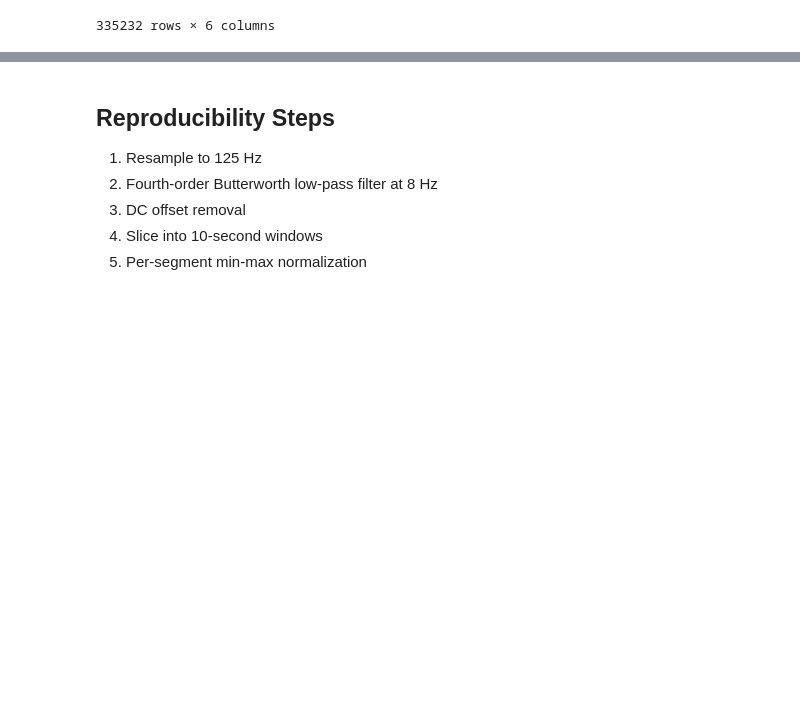
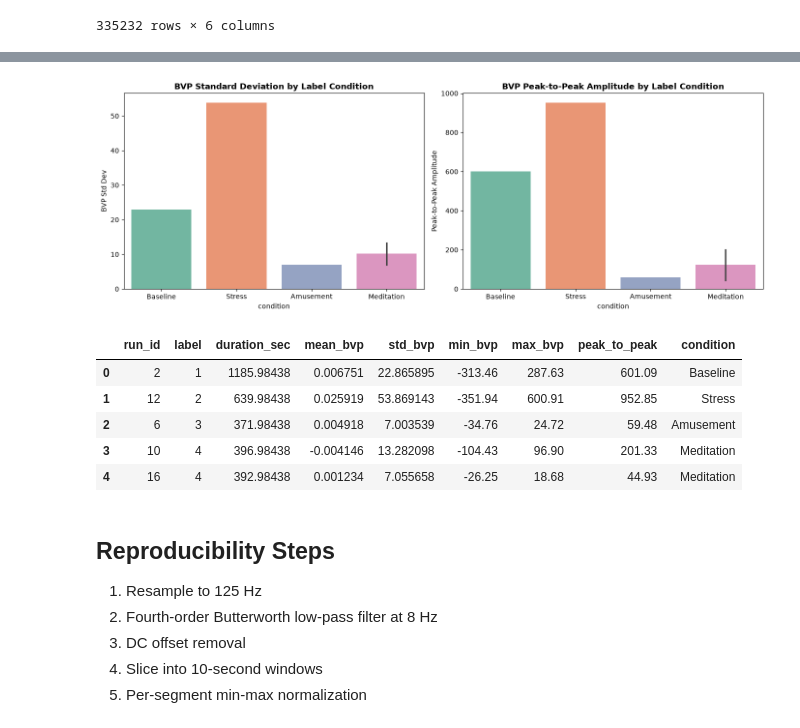
Before and after one commit to invisible-illness-project/lamina, a Jupyter notebook: lamina_py/notebooks/reproduce_pulseLM_with_wesad_data.ipynb, the cells around one changed output, grey strips where cells are left out. Saved outputs shown, nothing was run; the diff lists cells and outputs as text; code cells hidden in the pictures; blank space fills up the shorter version.

```diff
--- a/lamina_py/notebooks/reproduce_pulseLM_with_wesad_data.ipynb
+++ b/lamina_py/notebooks/reproduce_pulseLM_with_wesad_data.ipynb
@@ -222,3 +229,68 @@ s_raw_runs_df
+# %%
+# 1. Filter out unwanted labels (0, 5, 6, 7)
+valid_runs_df = s_raw_runs_df[~s_raw_runs_df['label'].isin([0, 5, 6, 7])].copy()
+
+# 2. Compute summary metrics per run
+summary_list = []
+for (lbl, run), group in valid_runs_df.groupby(['label', 'run_id']):
+    bvp = group['BVP'].to_numpy()
+    summary_list.append({
+        'run_id': run,
+        'label': lbl,
+        'duration_sec': group['Seconds'].max(),
+        'mean_bvp': np.mean(bvp),
+        'std_bvp': np.std(bvp),
+        'min_bvp': np.min(bvp),
+        'max_bvp': np.max(bvp),
+        'peak_to_peak': np.ptp(bvp)
+    })
+
+metrics_df = pd.DataFrame(summary_list)
+
+# Map numeric labels to readable condition names
+label_map = {1: 'Baseline', 2: 'Stress', 3: 'Amusement', 4: 'Meditation'}
+metrics_df['condition'] = metrics_df['label'].map(label_map)
+
+# 3. Visualize summary metric comparison across labels
+fig, axes = plt.subplots(1, 2, figsize=(14, 5))
+
+# Plot BVP Standard Deviation (Variability)
+sns.barplot(
+    data=metrics_df,
+    x='condition',
+    y='std_bvp',
+    hue='condition',
+    ax=axes[0],
+    palette='Set2'
+)
+axes[0].set_title('BVP Standard Deviation by Label Condition', fontsize=12, fontweight='bold')
+axes[0].set_ylabel('BVP Std Dev')
+
+# Plot BVP Peak-to-Peak Amplitude
+sns.barplot(
+    data=metrics_df,
+    x='condition',
+    y='peak_to_peak',
+    hue='condition',
+    ax=axes[1],
+    palette='Set2'
+)
+axes[1].set_title('BVP Peak-to-Peak Amplitude by Label Condition', fontsize=12, fontweight='bold')
+axes[1].set_ylabel('Peak-to-Peak Amplitude')
+
+plt.tight_layout()
+plt.show()
+
+# Display summary metrics table
+metrics_df
+# %% [output]
+[figure, added]
+|  | run_id | label | duration_sec | mean_bvp | std_bvp | min_bvp | max_bvp | peak_to_peak | condition |
+| 0 | 2 | 1 | 1185.98438 | 0.006751 | 22.865895 | -313.46 | 287.63 | 601.09 | Baseline |
+| 1 | 12 | 2 | 639.98438 | 0.025919 | 53.869143 | -351.94 | 600.91 | 952.85 | Stress |
+| 2 | 6 | 3 | 371.98438 | 0.004918 | 7.003539 | -34.76 | 24.72 | 59.48 | Amusement |
+| 3 | 10 | 4 | 396.98438 | -0.004146 | 13.282098 | -104.43 | 96.90 | 201.33 | Meditation |
+| 4 | 16 | 4 | 392.98438 | 0.001234 | 7.055658 | -26.25 | 18.68 | 44.93 | Meditation |
 # %% [markdown]
 ## Reproducibility Steps
 
```
Also changed, not shown: parts of 14 cells of this notebook, 1 other file.
